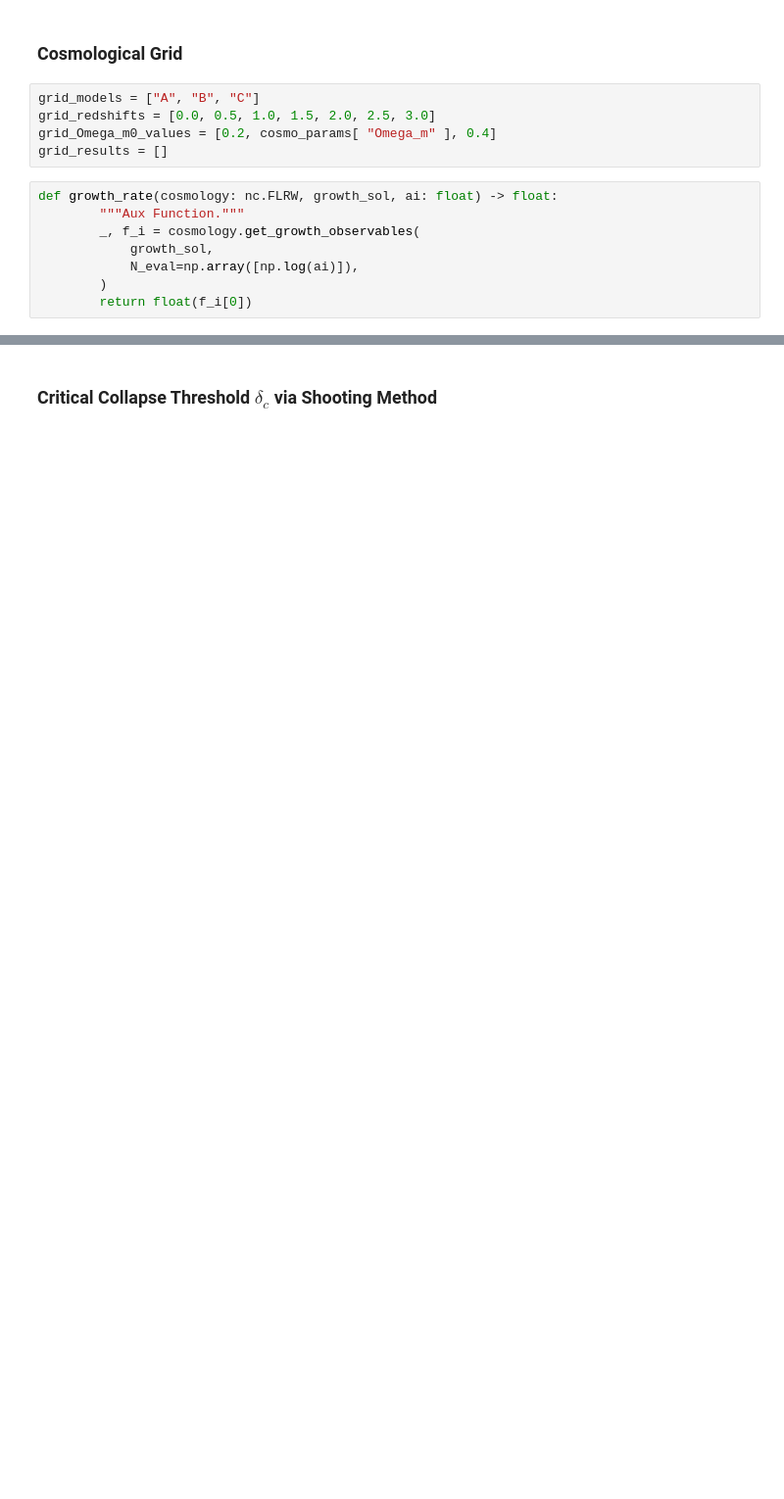
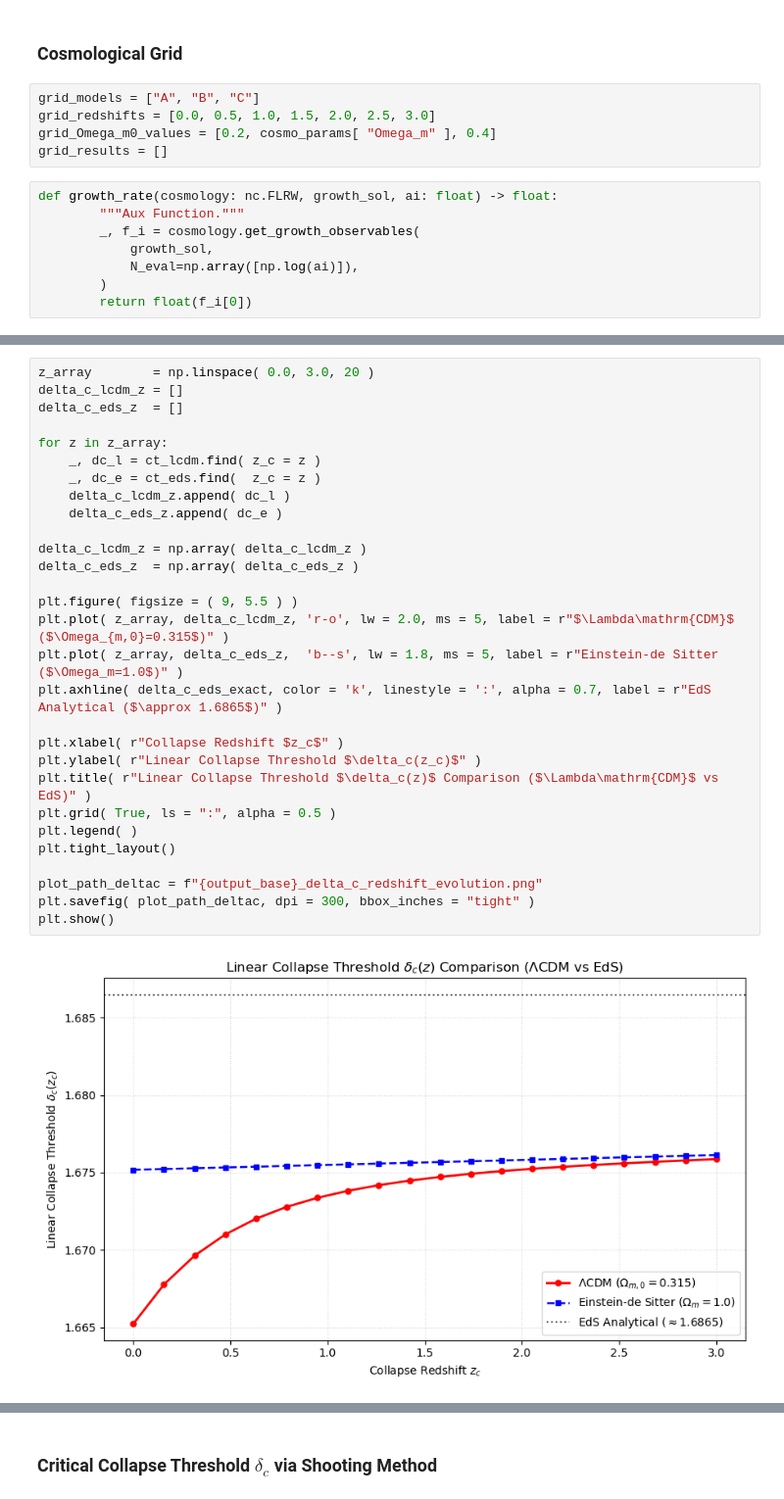
Before and after one commit to Alexx-Sanderr/2026_Numerical_Cosmology_I, a Jupyter notebook: EP_II/analysis/analysis_spherical_collapse.ipynb, the cells around one changed output, grey strips where cells are left out. Shown at 98% size. Saved outputs shown, nothing was run; the diff lists cells and outputs as text; blank space fills up the shorter version.

Commit message:
Update spherical collapse

```diff
--- a/EP_II/analysis/analysis_spherical_collapse.ipynb
+++ b/EP_II/analysis/analysis_spherical_collapse.ipynb
@@ -399,3 +762,34 @@ plt.show()
+# %%
+z_array        = np.linspace( 0.0, 3.0, 20 )
+delta_c_lcdm_z = []
+delta_c_eds_z  = []
+
+for z in z_array:
+    _, dc_l = ct_lcdm.find( z_c = z )
+    _, dc_e = ct_eds.find(  z_c = z )
+    delta_c_lcdm_z.append( dc_l )
+    delta_c_eds_z.append( dc_e )
+
+delta_c_lcdm_z = np.array( delta_c_lcdm_z )
+delta_c_eds_z  = np.array( delta_c_eds_z )
+
+plt.figure( figsize = ( 9, 5.5 ) )
+plt.plot( z_array, delta_c_lcdm_z, 'r-o', lw = 2.0, ms = 5, label = r"$\Lambda\mathrm{CDM}$ ($\Omega_{m,0}=0.315$)" )
+plt.plot( z_array, delta_c_eds_z,  'b--s', lw = 1.8, ms = 5, label = r"Einstein-de Sitter ($\Omega_m=1.0$)" )
+plt.axhline( delta_c_eds_exact, color = 'k', linestyle = ':', alpha = 0.7, label = r"EdS Analytical ($\approx 1.6865$)" )
+
+plt.xlabel( r"Collapse Redshift $z_c$" )
+plt.ylabel( r"Linear Collapse Threshold $\delta_c(z_c)$" )
+plt.title( r"Linear Collapse Threshold $\delta_c(z)$ Comparison ($\Lambda\mathrm{CDM}$ vs EdS)" )
+plt.grid( True, ls = ":", alpha = 0.5 )
+plt.legend( )
+plt.tight_layout()
+
+plot_path_deltac = f"{output_base}_delta_c_redshift_evolution.png"
+plt.savefig( plot_path_deltac, dpi = 300, bbox_inches = "tight" )
+plt.show()
+# %% [output]
+[figure, added]
 # %%
 # _____ Independent Audit of Virial Observables & Polynomial Residuals _____ #
 
```
Also changed, not shown: parts of 28 cells of this notebook, 5 other files.
